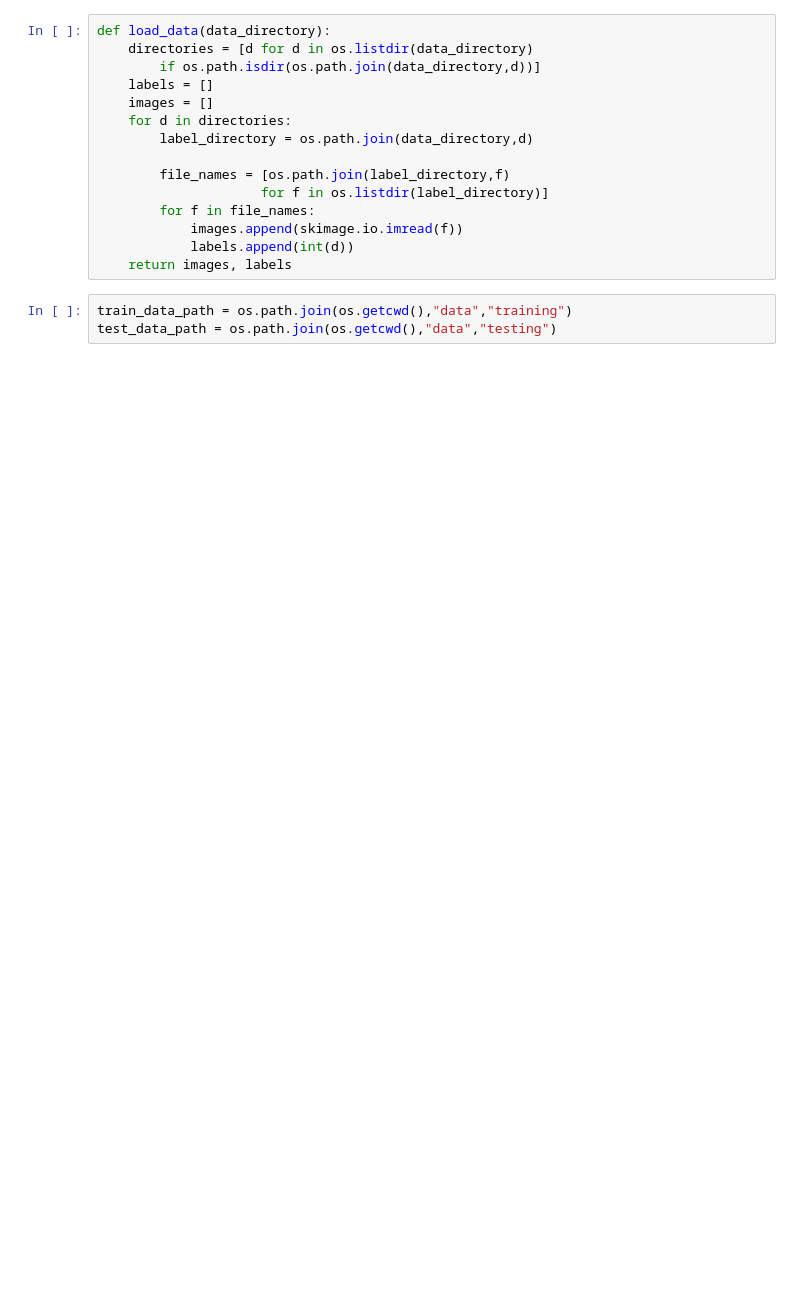
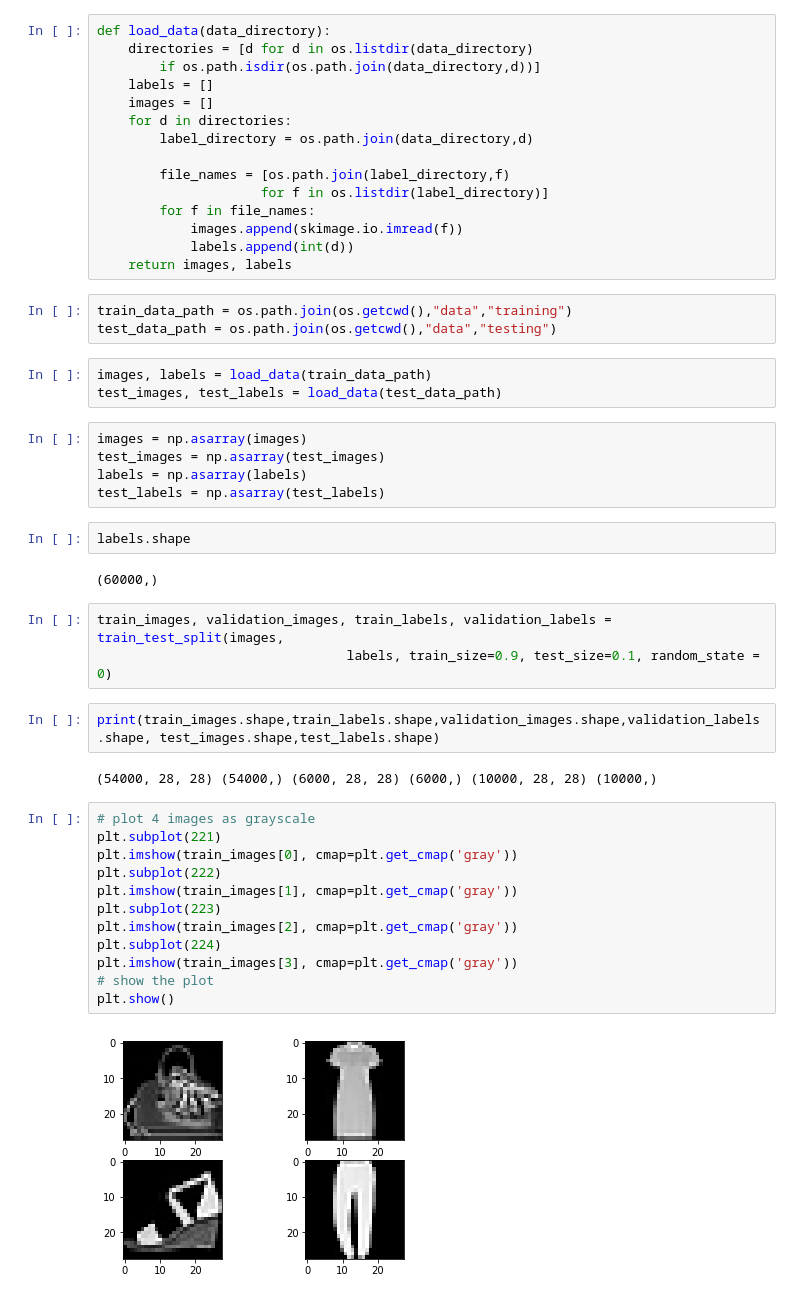
Before and after one commit to brndx/Machine-Learning, a Jupyter notebook: [MLA2] Multi-Layer Perceptron.ipynb, the cells around one changed output. Saved outputs shown, nothing was run; the diff lists cells and outputs as text; blank space fills up the shorter version.

```diff
--- a/[MLA2] Multi-Layer Perceptron.ipynb
+++ b/[MLA2] Multi-Layer Perceptron.ipynb
@@ -28,3 +45,36 @@ def load_data(data_directory):
 # %%
 train_data_path = os.path.join(os.getcwd(),"data","training")
 test_data_path = os.path.join(os.getcwd(),"data","testing")
+# %%
+images, labels = load_data(train_data_path)
+test_images, test_labels = load_data(test_data_path)
+# %%
+images = np.asarray(images)
+test_images = np.asarray(test_images)
+labels = np.asarray(labels)
+test_labels = np.asarray(test_labels)
+# %%
+labels.shape
+# %% [output]
+(60000,)
+# %%
+train_images, validation_images, train_labels, validation_labels = train_test_split(images,
+                                labels, train_size=0.9, test_size=0.1, random_state = 0)
+# %%
+print(train_images.shape,train_labels.shape,validation_images.shape,validation_labels.shape, test_images.shape,test_labels.shape)
+# %% [output]
+(54000, 28, 28) (54000,) (6000, 28, 28) (6000,) (10000, 28, 28) (10000,)
+# %%
+# plot 4 images as grayscale
+plt.subplot(221)
+plt.imshow(train_images[0], cmap=plt.get_cmap('gray'))
+plt.subplot(222)
+plt.imshow(train_images[1], cmap=plt.get_cmap('gray'))
+plt.subplot(223)
+plt.imshow(train_images[2], cmap=plt.get_cmap('gray'))
+plt.subplot(224)
+plt.imshow(train_images[3], cmap=plt.get_cmap('gray'))
+# show the plot
+plt.show()
+# %% [output]
+[figure, added]
```
Also changed, not shown: parts of 18 cells of this notebook.
